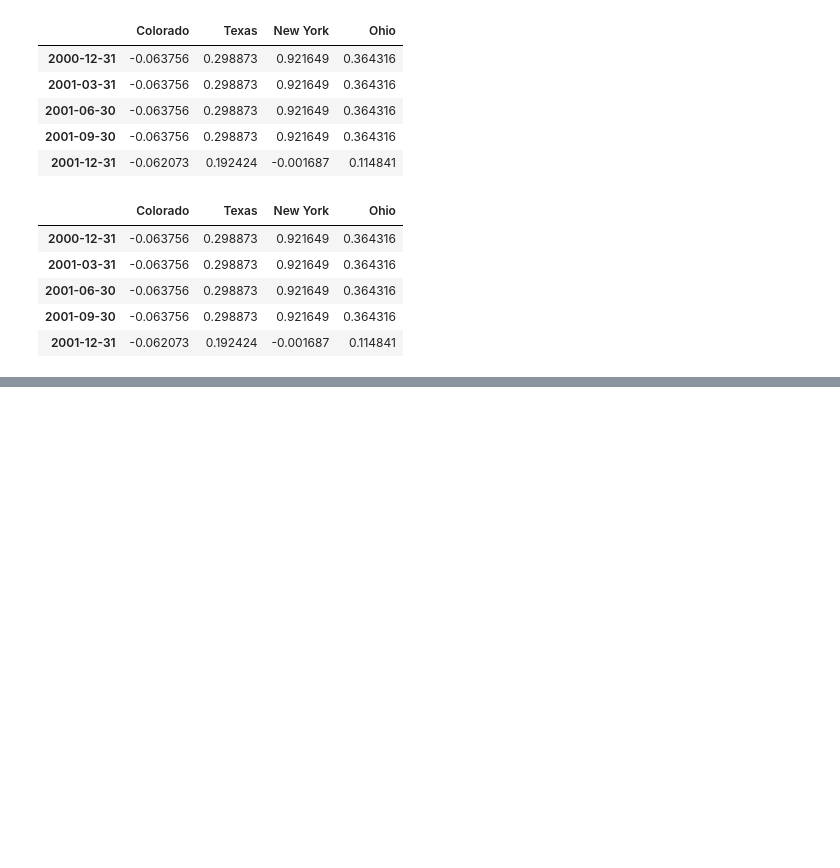
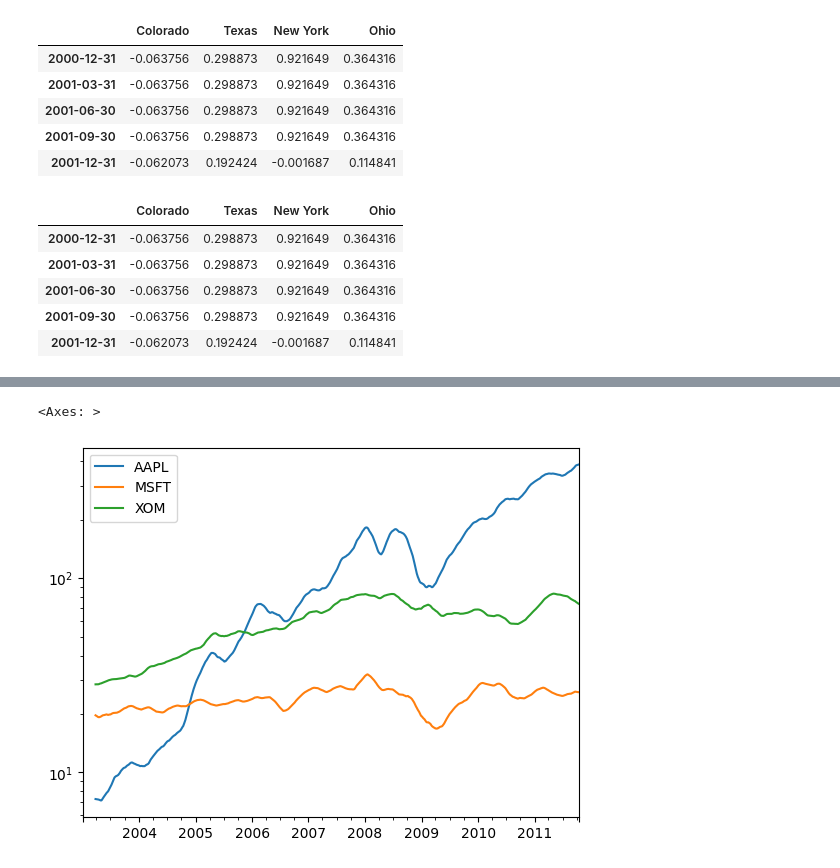
Before and after one commit to metju29/python-data-learning, a Jupyter notebook: Python for Data Analysis book/chapter_11.ipynb, the cells around one changed output, grey strips where cells are left out. Cells and saved outputs as stored; diff of their text form; code cells hidden in the pictures; blank space fills up the shorter version.

```diff
--- a/Python for Data Analysis book/chapter_11.ipynb
+++ b/Python for Data Analysis book/chapter_11.ipynb
@@ -980,0 +1009,6 @@ annual_frame.resample('QE-MAR').ffill()
+# %%
+expanding_mean = appl_std250.expanding().mean()
+close_px.rolling(60).mean().plot(logy=True)
+# %% [output]
+<Axes: >
+[figure, added]
```
Also changed, not shown: parts of 9 cells of this notebook.
